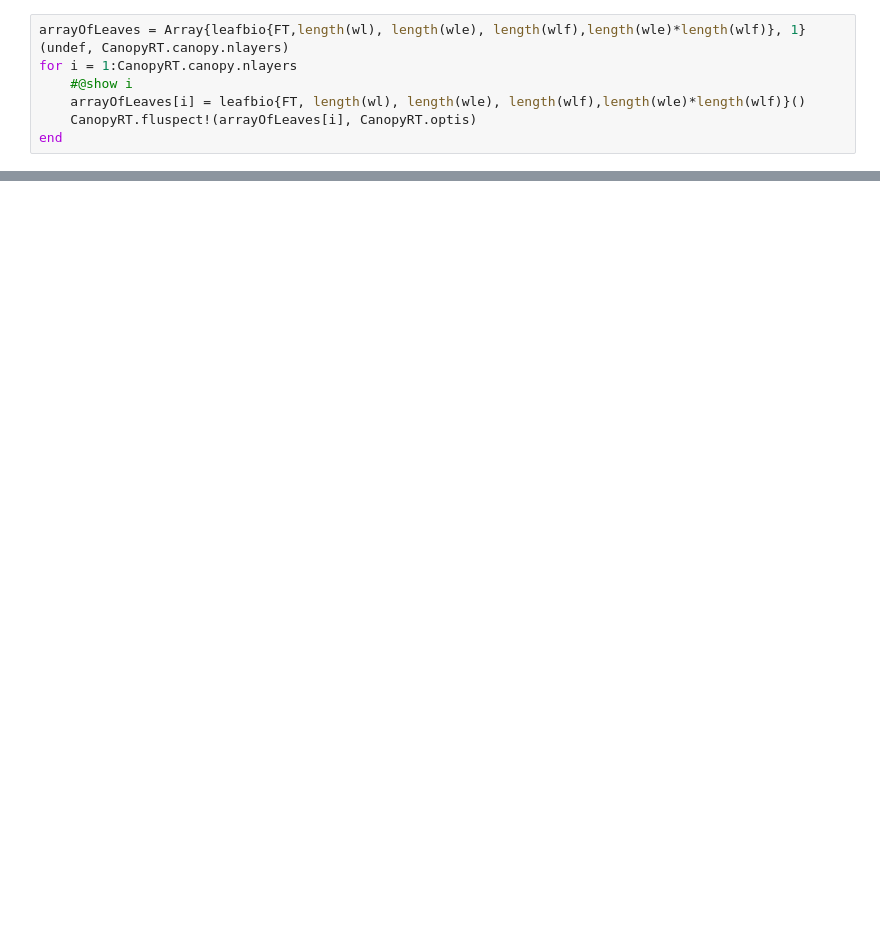
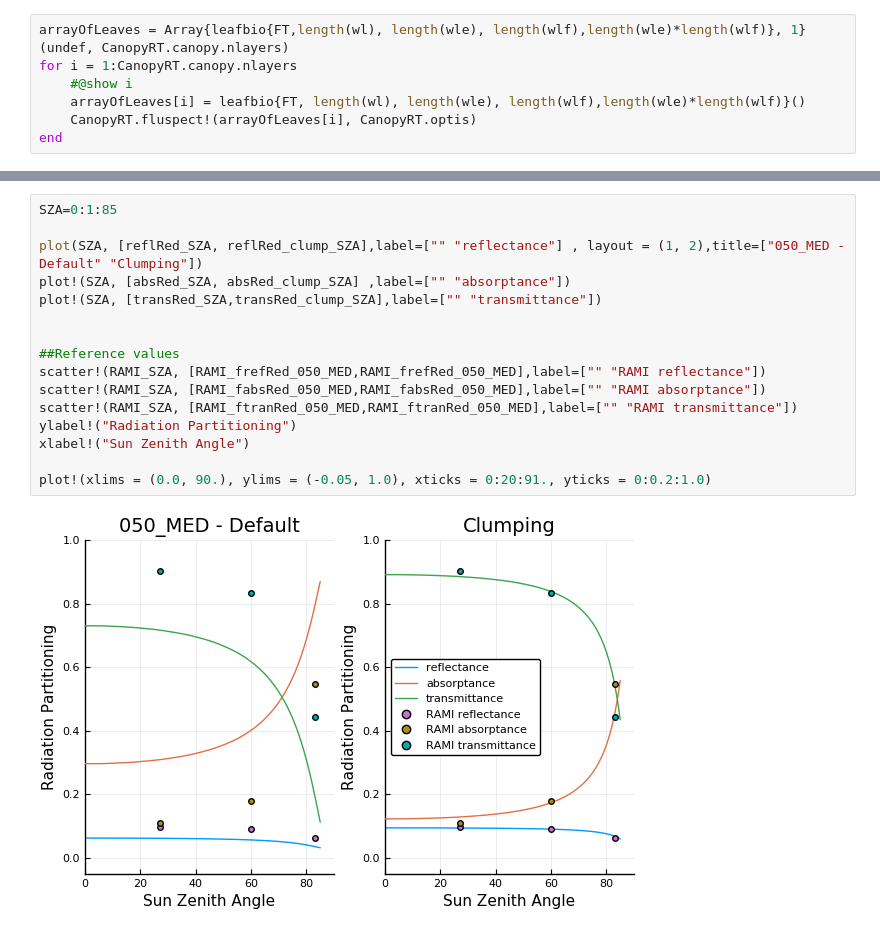
Before and after one commit to CliMA/Land, a Jupyter notebook: notebooks/RAMI_benchmarking_example.ipynb, the cells around one changed output, grey strips where cells are left out. Saved outputs shown, nothing was run; the diff lists cells and outputs as text; blank space fills up the shorter version.

```diff
--- a/notebooks/RAMI_benchmarking_example.ipynb
+++ b/notebooks/RAMI_benchmarking_example.ipynb
@@ -153,0 +217,18 @@ plot!(xlims = (0.0, 90.), ylims = (-0.05, 1.0), xticks = 0:20:91., yticks = 0:0.
+# %%
+SZA=0:1:85
+
+plot(SZA, [reflRed_SZA, reflRed_clump_SZA],label=["" "reflectance"] , layout = (1, 2),title=["050_MED - Default" "Clumping"])
+plot!(SZA, [absRed_SZA, absRed_clump_SZA] ,label=["" "absorptance"])
+plot!(SZA, [transRed_SZA,transRed_clump_SZA],label=["" "transmittance"])
+
+
+##Reference values
+scatter!(RAMI_SZA, [RAMI_frefRed_050_MED,RAMI_frefRed_050_MED],label=["" "RAMI reflectance"])
+scatter!(RAMI_SZA, [RAMI_fabsRed_050_MED,RAMI_fabsRed_050_MED],label=["" "RAMI absorptance"])
+scatter!(RAMI_SZA, [RAMI_ftranRed_050_MED,RAMI_ftranRed_050_MED],label=["" "RAMI transmittance"])
+ylabel!("Radiation Partitioning")
+xlabel!("Sun Zenith Angle")
+
+plot!(xlims = (0.0, 90.), ylims = (-0.05, 1.0), xticks = 0:20:91., yticks = 0:0.2:1.0)
+# %% [output]
+[figure, added]
```
Also changed, not shown: parts of 35 cells of this notebook, 6 other files.
